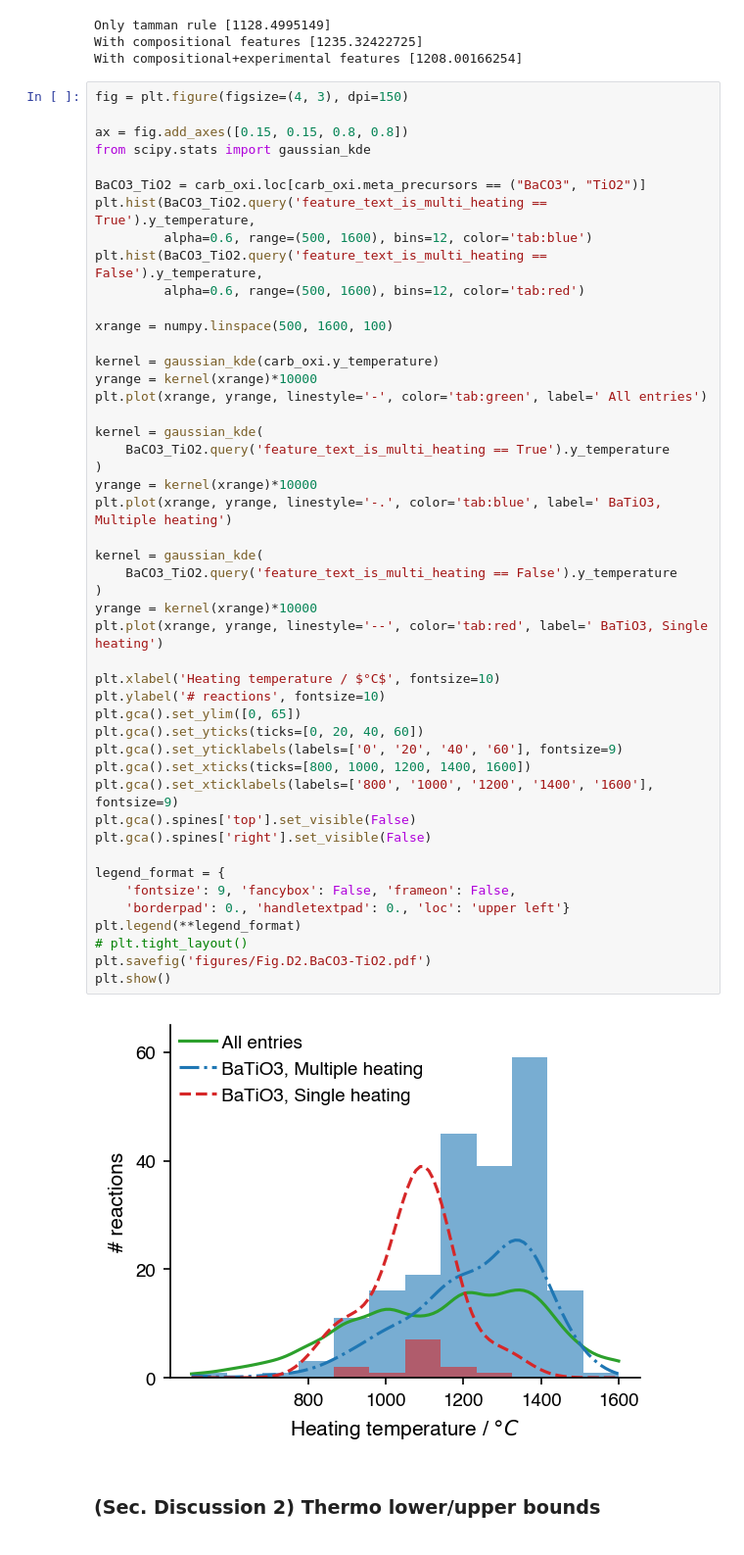
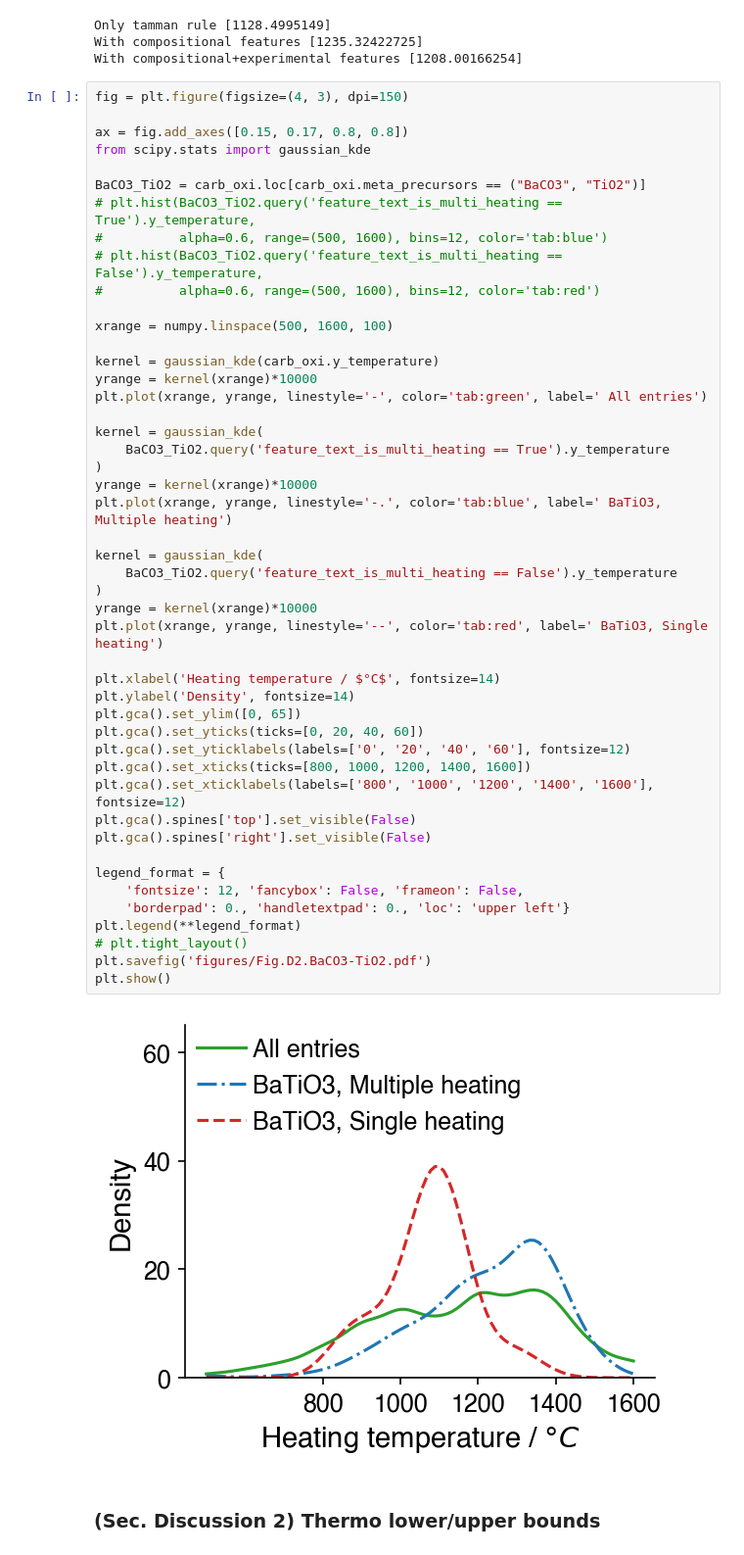
Before and after one commit to CederGroupHub/s4, a Jupyter notebook: notebooks/ManuscriptNotebook.ipynb, the cells around one changed output. Shown at 98% size. Drawn from its saved outputs; the diff is of its cells as text.

```diff
--- a/notebooks/ManuscriptNotebook.ipynb
+++ b/notebooks/ManuscriptNotebook.ipynb
@@ -2523,52 +2421,52 @@ With compositional+experimental features [1208.00166254]
 # %%
 fig = plt.figure(figsize=(4, 3), dpi=150)
 
-ax = fig.add_axes([0.15, 0.15, 0.8, 0.8])
+ax = fig.add_axes([0.15, 0.17, 0.8, 0.8])
 from scipy.stats import gaussian_kde
 
 BaCO3_TiO2 = carb_oxi.loc[carb_oxi.meta_precursors == ("BaCO3", "TiO2")]
-plt.hist(BaCO3_TiO2.query('feature_text_is_multi_heating == True').y_temperature,
-         alpha=0.6, range=(500, 1600), bins=12, color='tab:blue')
-plt.hist(BaCO3_TiO2.query('feature_text_is_multi_heating == False').y_temperature,
-         alpha=0.6, range=(500, 1600), bins=12, color='tab:red')
+# plt.hist(BaCO3_TiO2.query('feature_text_is_multi_heating == True').y_temperature,
+#          alpha=0.6, range=(500, 1600), bins=12, color='tab:blue')
+# plt.hist(BaCO3_TiO2.query('feature_text_is_multi_heating == False').y_temperature,
+#          alpha=0.6, range=(500, 1600), bins=12, color='tab:red')
 
 xrange = numpy.linspace(500, 1600, 100)
 
 kernel = gaussian_kde(carb_oxi.y_temperature)
 yrange = kernel(xrange)*10000
 plt.plot(xrange, yrange, linestyle='-', color='tab:green', label=' All entries')
 
 kernel = gaussian_kde(
     BaCO3_TiO2.query('feature_text_is_multi_heating == True').y_temperature
 )
 yrange = kernel(xrange)*10000
 plt.plot(xrange, yrange, linestyle='-.', color='tab:blue', label=' BaTiO3, Multiple heating')
 
 kernel = gaussian_kde(
     BaCO3_TiO2.query('feature_text_is_multi_heating == False').y_temperature
 )
 yrange = kernel(xrange)*10000
 plt.plot(xrange, yrange, linestyle='--', color='tab:red', label=' BaTiO3, Single heating')
 
-plt.xlabel('Heating temperature / $°C$', fontsize=10)
-plt.ylabel('# reactions', fontsize=10)
+plt.xlabel('Heating temperature / $°C$', fontsize=14)
+plt.ylabel('Density', fontsize=14)
 plt.gca().set_ylim([0, 65])
 plt.gca().set_yticks(ticks=[0, 20, 40, 60])
-plt.gca().set_yticklabels(labels=['0', '20', '40', '60'], fontsize=9)
+plt.gca().set_yticklabels(labels=['0', '20', '40', '60'], fontsize=12)
 plt.gca().set_xticks(ticks=[800, 1000, 1200, 1400, 1600])
-plt.gca().set_xticklabels(labels=['800', '1000', '1200', '1400', '1600'], fontsize=9)
+plt.gca().set_xticklabels(labels=['800', '1000', '1200', '1400', '1600'], fontsize=12)
 plt.gca().spines['top'].set_visible(False)
 plt.gca().spines['right'].set_visible(False)
 
 legend_format = {
-    'fontsize': 9, 'fancybox': False, 'frameon': False,
+    'fontsize': 12, 'fancybox': False, 'frameon': False,
     'borderpad': 0., 'handletextpad': 0., 'loc': 'upper left'}
 plt.legend(**legend_format)
 # plt.tight_layout()
 plt.savefig('figures/Fig.D2.BaCO3-TiO2.pdf')
 plt.show()
 # %% [output]
-[figure, old version]
+[figure, new version]
 # %% [markdown]
 ### (Sec. Discussion 2) Thermo lower/upper bounds
 # %%
```
Also changed, not shown: parts of 17 cells of this notebook, 1 other file.
